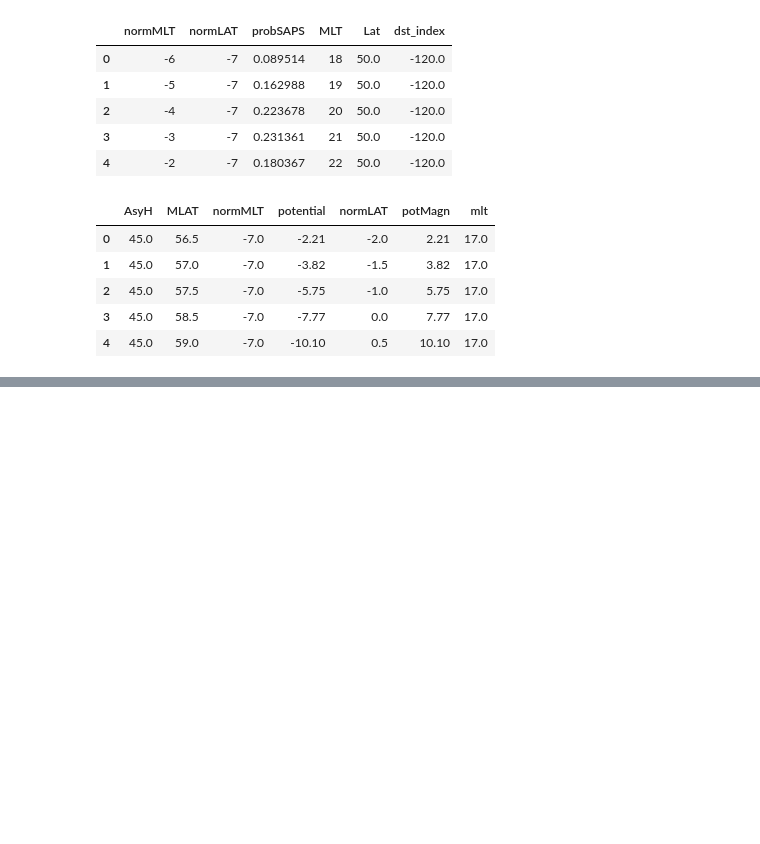
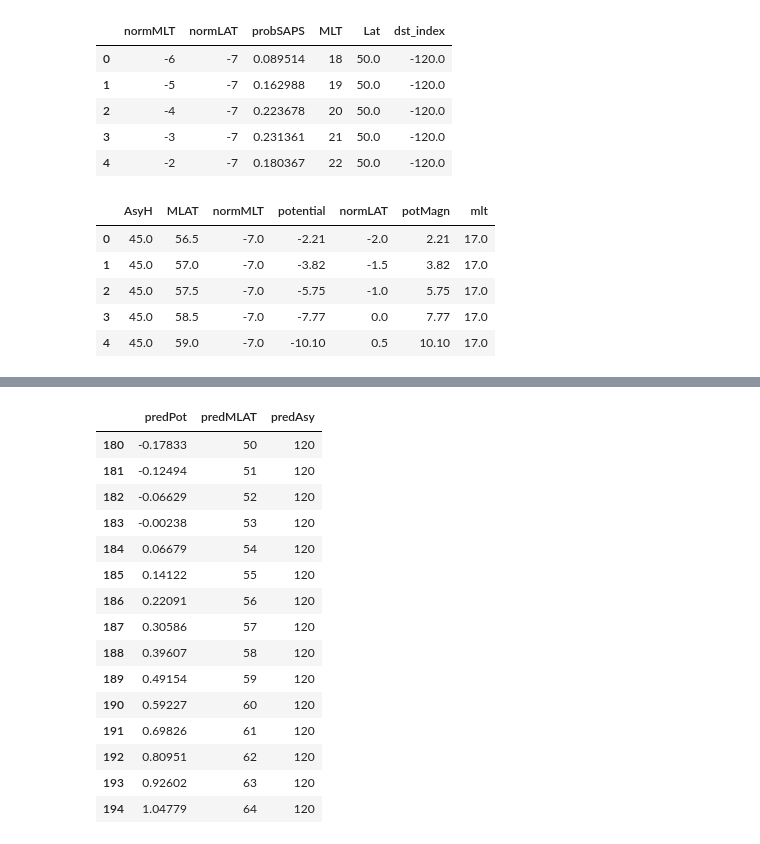
Before and after one commit to bharatreddy/indsvels, a Jupyter notebook: ipy/model-potentials.ipynb, the cells around one changed output, grey strips where cells are left out. Cells and saved outputs as stored; diff of their text form; code cells hidden in the pictures; blank space fills up the shorter version.

```diff
--- a/ipy/model-potentials.ipynb
+++ b/ipy/model-potentials.ipynb
@@ -336,3 +336,48 @@ for cind, casy in enumerate( mlatPotDF["AsyHRnd"].unique() ):
+# %%
+predAsyArr = []
+predMlatArr = []
+predPotArr = []
+poptPotArr = []
+
+for currAsy in range(0,151, 10):
+    for cpMlat in range(50,65,1):
+        predMlatArr.append( cpMlat )
+        predAsyArr.append( currAsy )
+        # Fit params
+        predPotArr.append( mlat_fit_func(\
+                                    (cpMlat, currAsy), *poptMLATPot) )
+        poptPotArr.append( poptMLATPot )
+        if cpMlt > 12.:
+            normMlt = cpMlt - 24.
+        else:
+            normMlt = cpMlt
+        predNormMltArr.append( normMlt )
+
+testMLATPotDF = pandas.DataFrame({
+                "predPot" : predPotArr,
+                "predMLAT" : predMlatArr,
+                "predAsy" : predAsyArr,
+                "poptPot" : poptPotArr
+                })
+
+testMLATPotDF[ testMLATPotDF["predAsy"] == 120. ][ ["predPot", "predMLAT", "predAsy"] ]
+# %% [output]
+|  | predPot | predMLAT | predAsy |
+| 180 | -0.17833 | 50 | 120 |
+| 181 | -0.12494 | 51 | 120 |
+| 182 | -0.06629 | 52 | 120 |
+| 183 | -0.00238 | 53 | 120 |
+| 184 | 0.06679 | 54 | 120 |
+| 185 | 0.14122 | 55 | 120 |
+| 186 | 0.22091 | 56 | 120 |
+| 187 | 0.30586 | 57 | 120 |
+| 188 | 0.39607 | 58 | 120 |
+| 189 | 0.49154 | 59 | 120 |
+| 190 | 0.59227 | 60 | 120 |
+| 191 | 0.69826 | 61 | 120 |
+| 192 | 0.80951 | 62 | 120 |
+| 193 | 0.92602 | 63 | 120 |
+| 194 | 1.04779 | 64 | 120 |
 # %%
 # # To estimate the boundary we
 # # fit second order harmonics!
```
Also changed, not shown: parts of 7 cells of this notebook, 3 other files.
